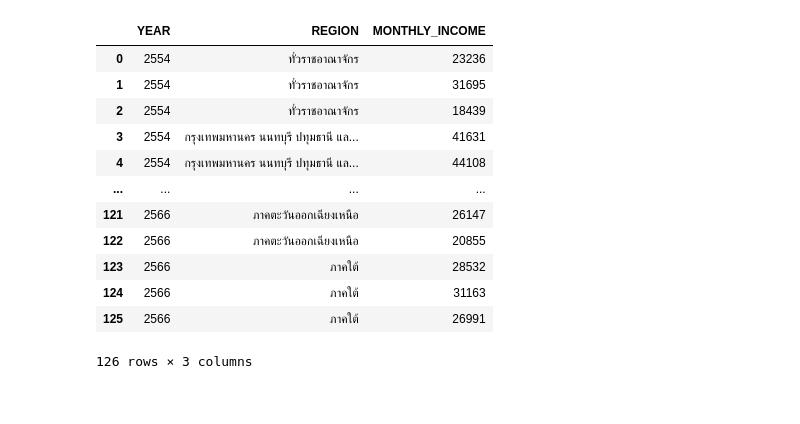
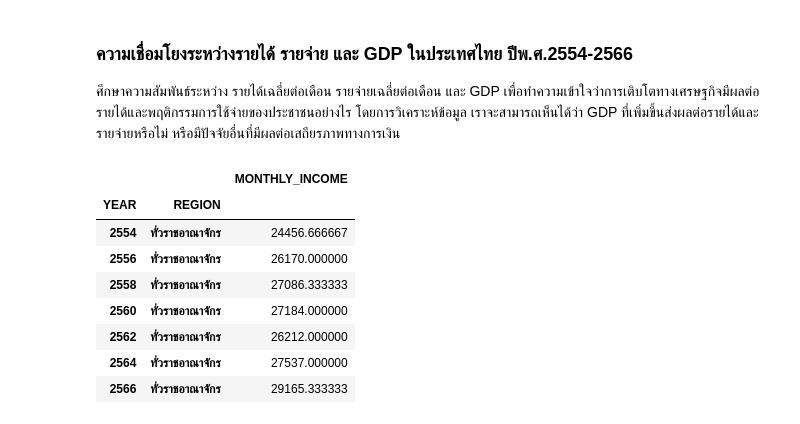
Before and after one commit to JidapaBur/TH_Avg_HouseholdIncome, a Jupyter notebook: TH_Avg_HouseholdIncome.ipynb, the cells around one changed output. Cells and saved outputs as stored; diff of their text form; code cells hidden in the pictures.

```diff
--- a/TH_Avg_HouseholdIncome.ipynb
+++ b/TH_Avg_HouseholdIncome.ipynb
@@ -1,5 +1,8 @@
 # %% [markdown]
 <a href="https://colab.research.google.com/github/JidapaBur/TH_Avg_HouseholdIncome/blob/main/TH_Avg_HouseholdIncome.ipynb" target="_parent"><img src="https://colab.research.google.com/assets/colab-badge.svg" alt="Open In Colab"/></a>
+# %% [markdown]
+### ความเชื่อมโยงระหว่างรายได้ รายจ่าย และ GDP ในประเทศไทย ปีพ.ศ.2554-2566
+ศึกษาความสัมพันธ์ระหว่าง รายได้เฉลี่ยต่อเดือน รายจ่ายเฉลี่ยต่อเดือน และ GDP เพื่อทำความเข้าใจว่าการเติบโตทางเศรษฐกิจมีผลต่อรายได้และพฤติกรรมการใช้จ่ายของประชาชนอย่างไร โดยการวิเคราะห์ข้อมูล เราจะสามารถเห็นได้ว่า GDP ที่เพิ่มขึ้นส่งผลต่อรายได้และรายจ่ายหรือไม่ หรือมีปัจจัยอื่นที่มีผลต่อเสถียรภาพทางการเงิน
 # %%
 import sys
 import pandas as pd
@@ -9,19 +12,18 @@ from IPython.display import display, Markdown, Latex, HTML, IFrame, JSON, Code,
 # %%
 url1 = "https://raw.githubusercontent.com/JidapaBur/TH_Avg_HouseholdIncome/main/TH_Avg_HouseholdIncome.csv"
 df_income = pd.read_csv(url1)
-df = df_income
-df[ ['YEAR', 'REGION', 'MONTHLY_INCOME'] ]
+df1 = df_income[ df_income['REGION'] == 'ทั่วราชอาณาจักร' ] [ ['YEAR', 'REGION', 'MONTHLY_INCOME'] ]
+group1 = df1.groupby( ['YEAR', 'REGION'] )
+tb1 = group1[['MONTHLY_INCOME'] ].agg('mean')
+
+display(tb1.head(10))
 # %% [output]
-|  | YEAR | REGION | MONTHLY_INCOME |
-| 0 | 2554 | ทั่วราชอาณาจักร | 23236 |
-| 1 | 2554 | ทั่วราชอาณาจักร | 31695 |
-| 2 | 2554 | ทั่วราชอาณาจักร | 18439 |
-| 3 | 2554 | กรุงเทพมหานคร นนทบุรี ปทุมธานี แล... | 41631 |
-| 4 | 2554 | กรุงเทพมหานคร นนทบุรี ปทุมธานี แล... | 44108 |
-| ... | ... | ... | ... |
-| 121 | 2566 | ภาคตะวันออกเฉียงเหนือ | 26147 |
-| 122 | 2566 | ภาคตะวันออกเฉียงเหนือ | 20855 |
-| 123 | 2566 | ภาคใต้ | 28532 |
-| 124 | 2566 | ภาคใต้ | 31163 |
-| 125 | 2566 | ภาคใต้ | 26991 |
+|  |  | MONTHLY_INCOME |
+| YEAR | REGION |  |
+| 2554 | ทั่วราชอาณาจักร | 24456.666667 |
+| 2556 | ทั่วราชอาณาจักร | 26170.000000 |
+| 2558 | ทั่วราชอาณาจักร | 27086.333333 |
+| 2560 | ทั่วราชอาณาจักร | 27184.000000 |
+| 2562 | ทั่วราชอาณาจักร | 26212.000000 |
+| 2564 | ทั่วราชอาณาจักร | 27537.000000 |
+| 2566 | ทั่วราชอาณาจักร | 29165.333333 |
-126 rows × 3 columns
```
Also changed, not shown: parts of 4 cells of this notebook.
